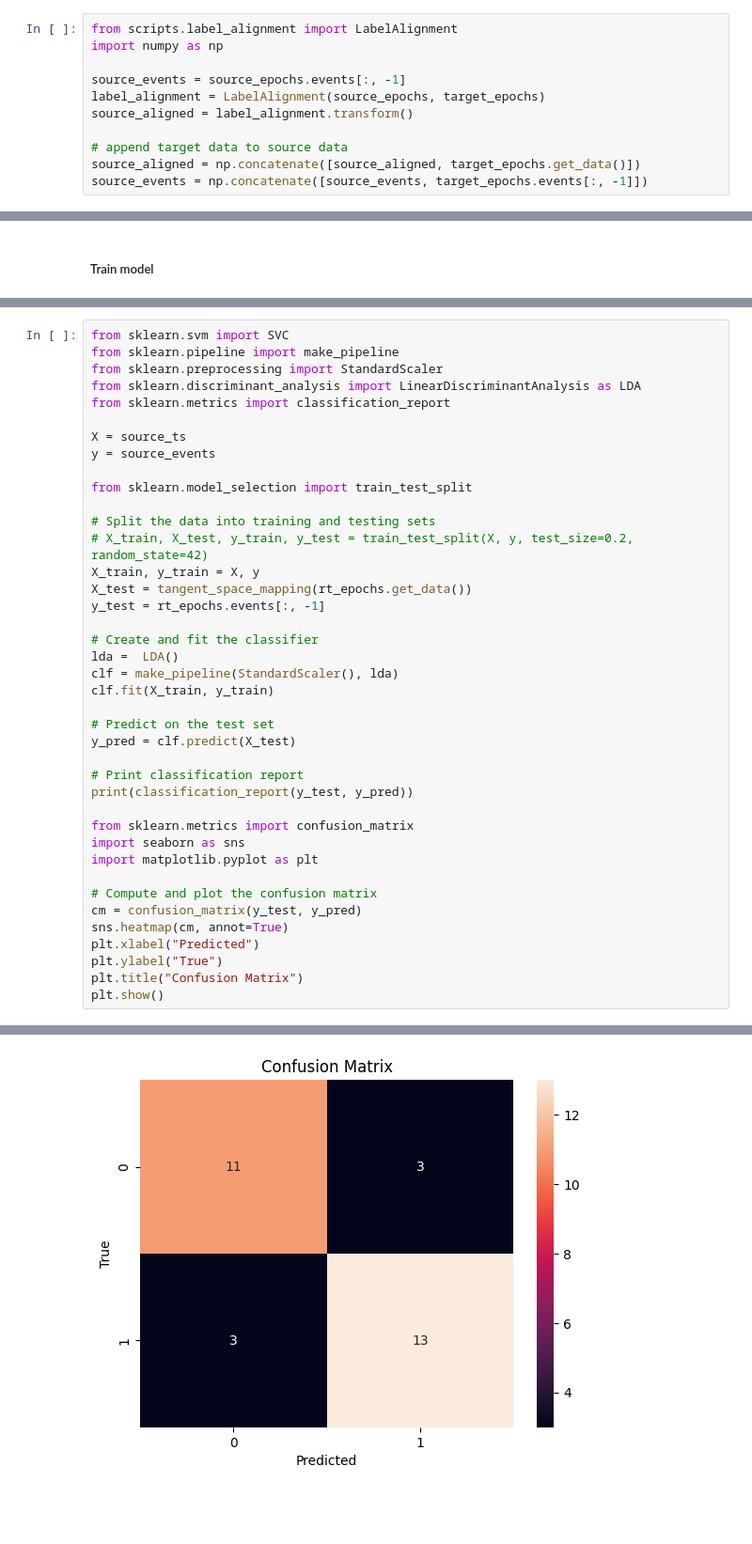
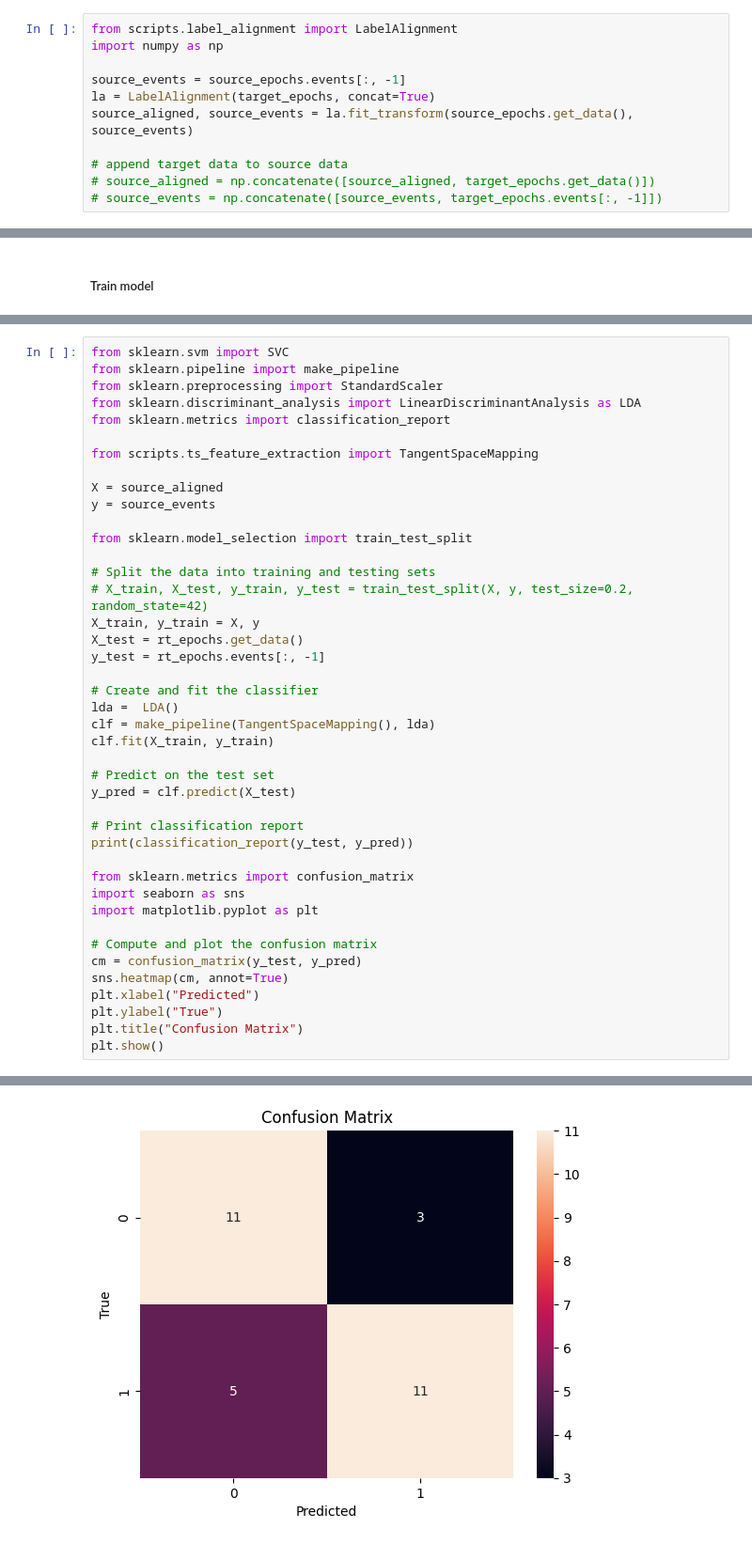
Before and after one commit to zeyadmohaymen/general-bci-tl-classifier, a Jupyter notebook: la_ts.ipynb, the cells around one changed output, grey strips where cells are left out. Shown at 94% size. Saved outputs shown, nothing was run; the diff lists cells and outputs as text; blank space fills up the shorter version.

Commit message:
LabelAlignment & TSMapping implemented as transformer classes

```diff
--- a/la_ts.ipynb
+++ b/la_ts.ipynb
@@ -169,10 +168,10 @@ from scripts.label_alignment import LabelAlignment
 import numpy as np
 
 source_events = source_epochs.events[:, -1]
-label_alignment = LabelAlignment(source_epochs, target_epochs)
-source_aligned = label_alignment.transform()
+la = LabelAlignment(target_epochs, concat=True)
+source_aligned, source_events = la.fit_transform(source_epochs.get_data(), source_events)
 
 # append target data to source data
-source_aligned = np.concatenate([source_aligned, target_epochs.get_data()])
-source_events = np.concatenate([source_events, target_epochs.events[:, -1]])
+# source_aligned = np.concatenate([source_aligned, target_epochs.get_data()])
+# source_events = np.concatenate([source_events, target_epochs.events[:, -1]])
 # %%
@@ -236,7 +235,9 @@ from sklearn.preprocessing import StandardScaler
 from sklearn.discriminant_analysis import LinearDiscriminantAnalysis as LDA
 from sklearn.metrics import classification_report
 
-X = source_ts
+from scripts.ts_feature_extraction import TangentSpaceMapping
+
+X = source_aligned
 y = source_events
 
 from sklearn.model_selection import train_test_split
@@ -244,12 +245,12 @@ from sklearn.model_selection import train_test_split
 # Split the data into training and testing sets
 # X_train, X_test, y_train, y_test = train_test_split(X, y, test_size=0.2, random_state=42)
 X_train, y_train = X, y
-X_test = tangent_space_mapping(rt_epochs.get_data())
+X_test = rt_epochs.get_data()
 y_test = rt_epochs.events[:, -1]
 
 # Create and fit the classifier
 lda =  LDA()
-clf = make_pipeline(StandardScaler(), lda)
+clf = make_pipeline(TangentSpaceMapping(), lda)
 clf.fit(X_train, y_train)
 
 # Predict on the test set
@@ -281 +282 @@ weighted avg       0.80      0.80      0.80        30
-[figure, old version]
+[figure, new version]
```
Also changed, not shown: parts of 5 cells of this notebook, 2 other files.
